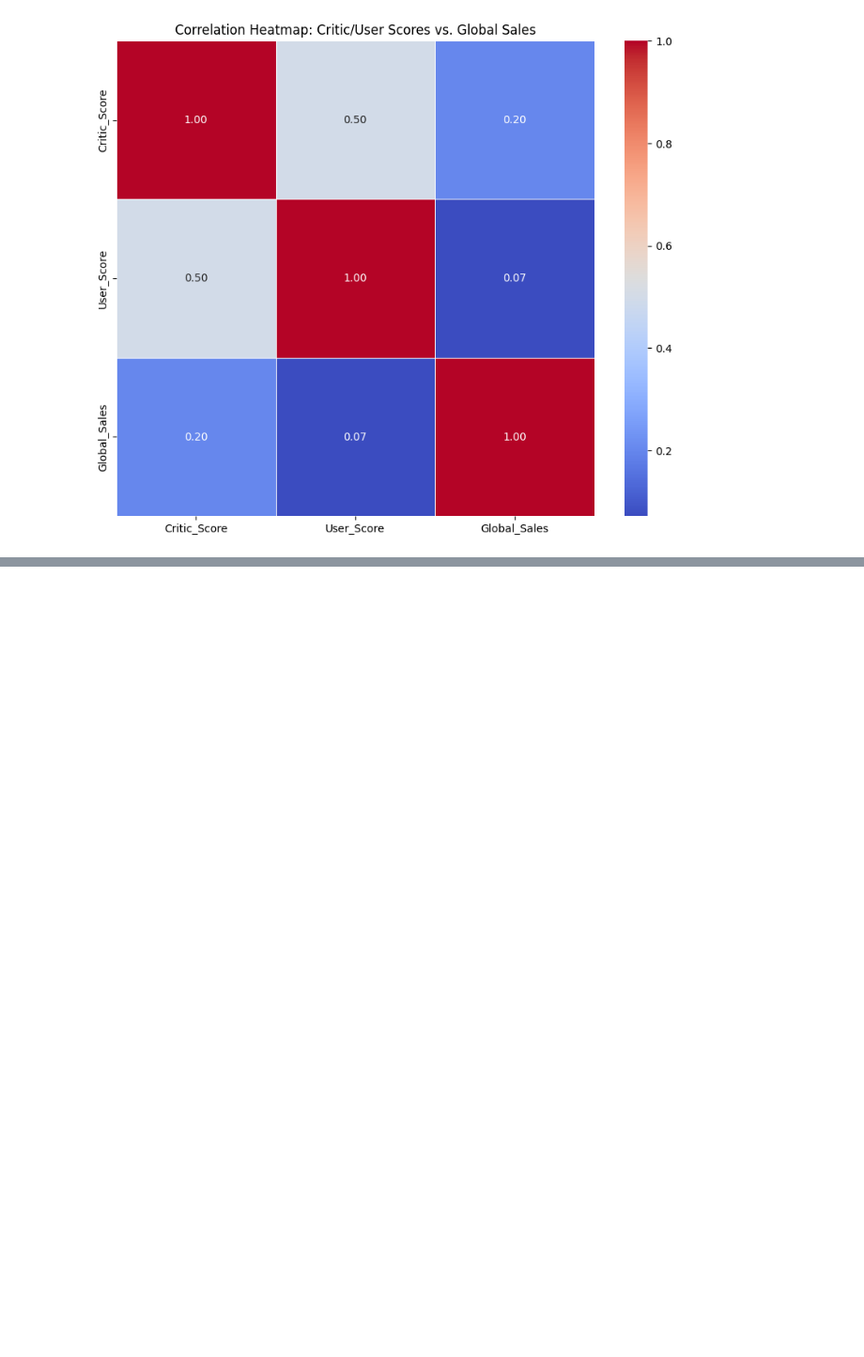
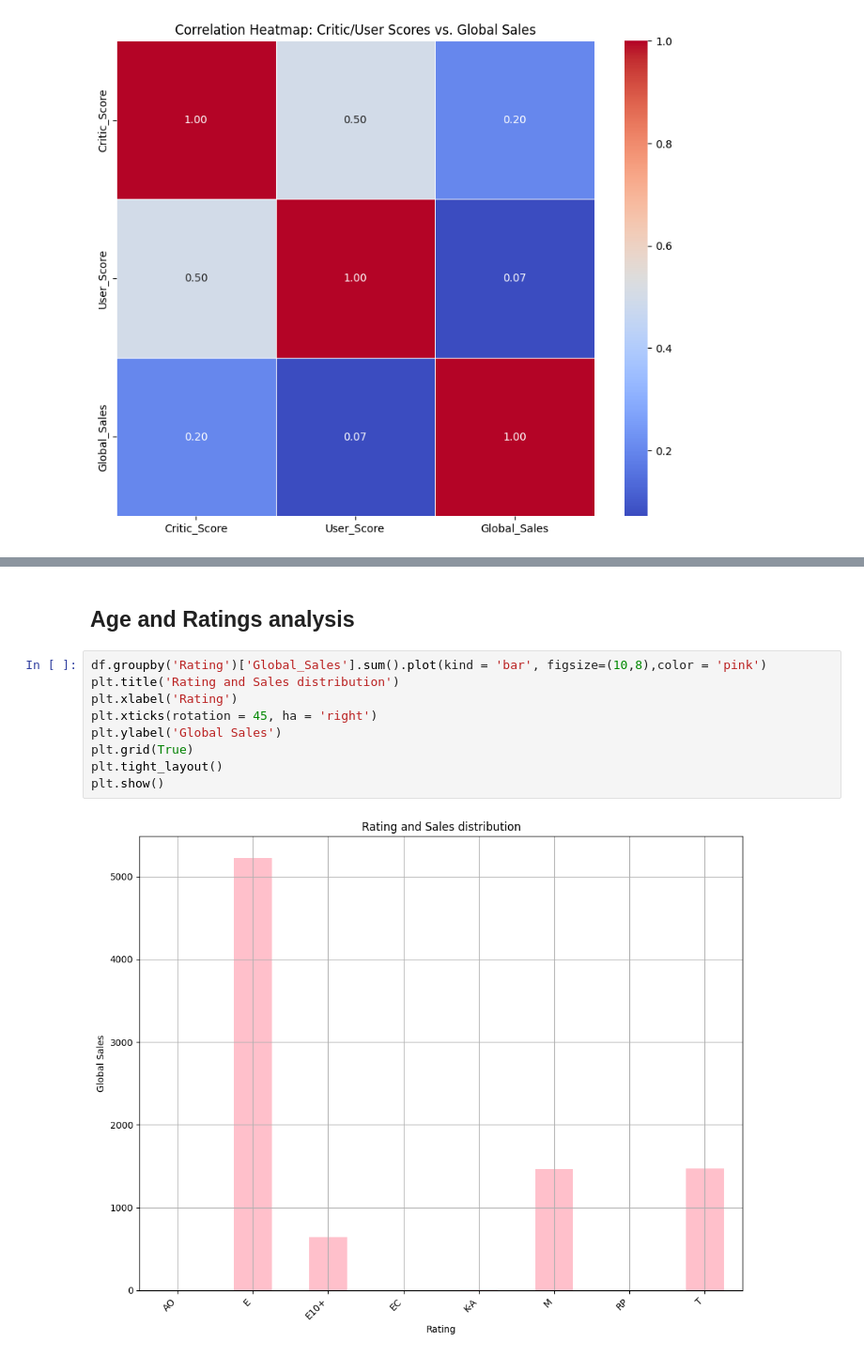
Before and after one commit to Jitesh117/video_game_analysis, a Jupyter notebook: analysis.ipynb, the cells around one changed output, grey strips where cells are left out. Shown at 94% size. Saved outputs shown, nothing was run; the diff lists cells and outputs as text; blank space fills up the shorter version.

```diff
--- a/analysis.ipynb
+++ b/analysis.ipynb
@@ -285,0 +348,13 @@ Text(0.5, 1.0, 'Correlation Heatmap: Critic/User Scores vs. Global Sales')
+# %% [markdown]
+## Age and Ratings analysis
+# %%
+df.groupby('Rating')['Global_Sales'].sum().plot(kind = 'bar', figsize=(10,8),color = 'pink')
+plt.title('Rating and Sales distribution')
+plt.xlabel('Rating')
+plt.xticks(rotation = 45, ha = 'right')
+plt.ylabel('Global Sales')
+plt.grid(True)
+plt.tight_layout()
+plt.show()
+# %% [output]
+[figure, added]
```
Also changed, not shown: parts of 13 cells of this notebook, 1 other file.
